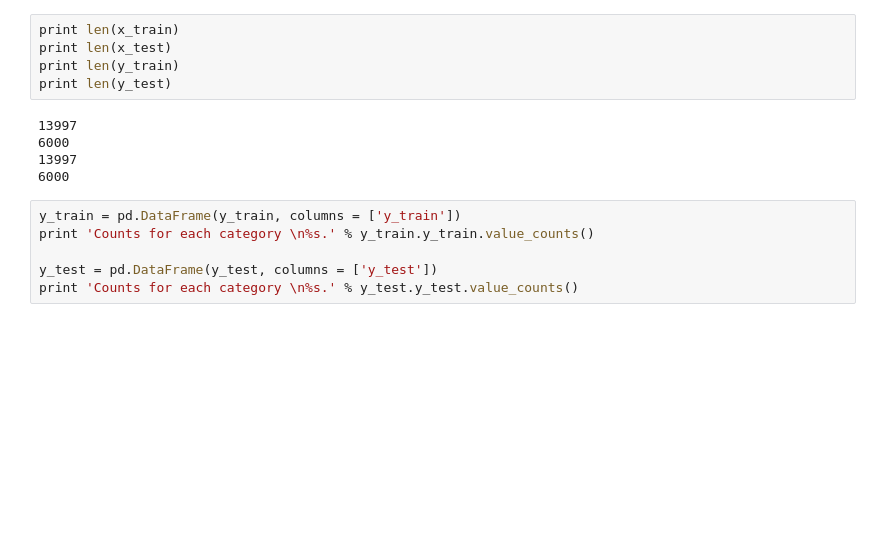
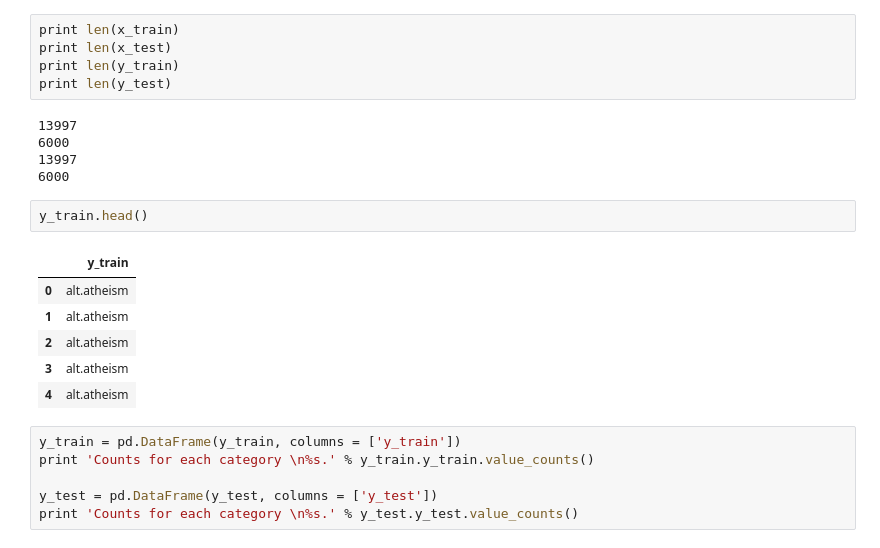
Before and after one commit to Chialijuan/20Newsgrp-Analysis, a Jupyter notebook: 20 Newsgroups YY.ipynb, the cells around one changed output. Cells and saved outputs as stored; diff of their text form; blank space fills up the shorter version.

```diff
--- a/20 Newsgroups YY.ipynb
+++ b/20 Newsgroups YY.ipynb
@@ -56,6 +56,15 @@ print len(y_test)
 6000
 13997
 6000
+# %%
+y_train.head()
+# %% [output]
+|  | y_train |
+| 0 | alt.atheism |
+| 1 | alt.atheism |
+| 2 | alt.atheism |
+| 3 | alt.atheism |
+| 4 | alt.atheism |
 # %%
 y_train = pd.DataFrame(y_train, columns = ['y_train'])
 print 'Counts for each category \n%s.' % y_train.y_train.value_counts()
```
Also changed, not shown: parts of 3 cells of this notebook.
